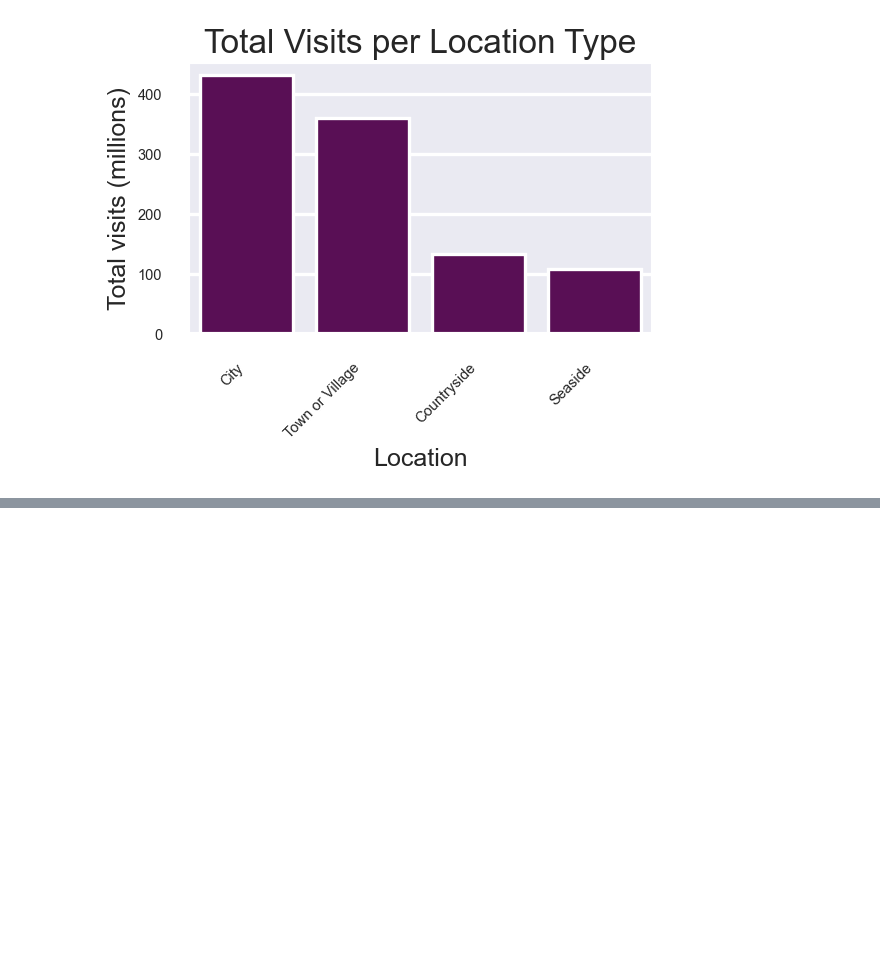
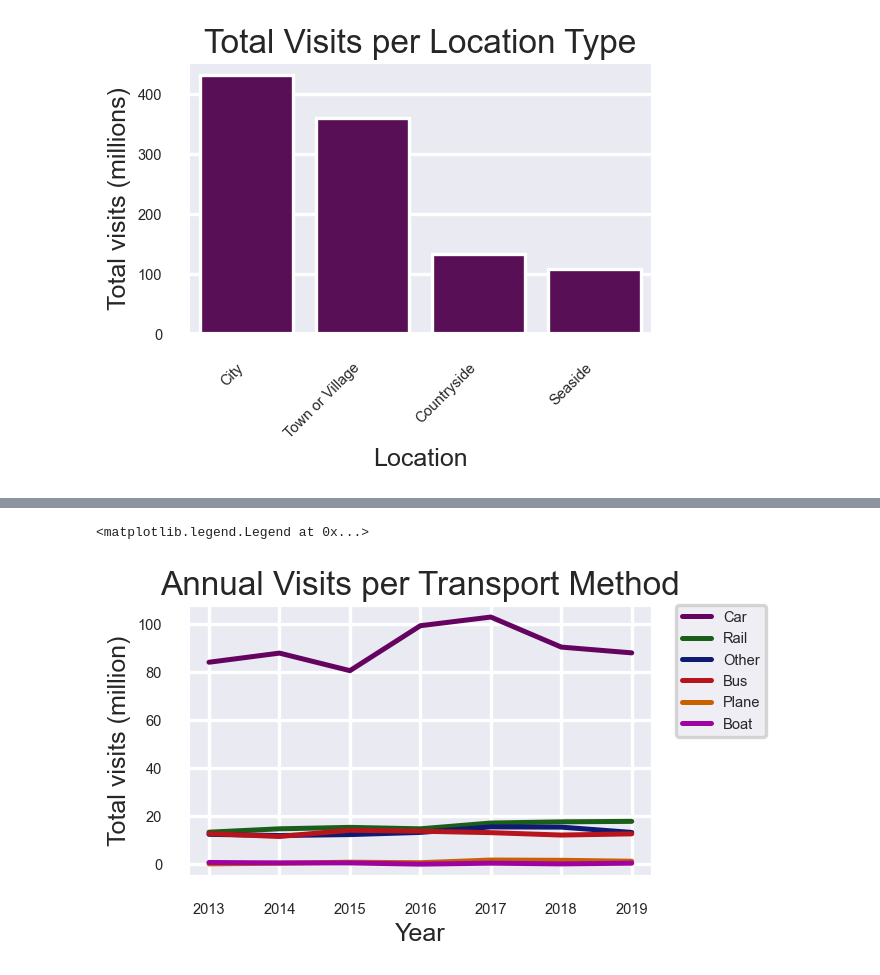
Before and after one commit to lloydlombardi/final_project_visit_scotland, a Jupyter notebook: data_analysis/project_report.ipynb, the cells around one changed output, grey strips where cells are left out. Saved outputs shown, nothing was run; the diff lists cells and outputs as text; code cells hidden in the pictures; blank space fills up the shorter version.

```diff
--- a/data_analysis/project_report.ipynb
+++ b/data_analysis/project_report.ipynb
@@ -860,0 +905,23 @@ plt.legend(bbox_to_anchor=(1.05, 1), loc='upper left', borderaxespad=0)
+# %%
+y=sns.lineplot(data=(
+    transport
+    .loc[(transport.transport_type != 'All') & (transport.breakdown_of_domestic_tourism == 'Visits'), :]
+    .groupby(['transport_type', 'year'])
+    .value
+    .sum()
+    .sort_values(ascending=False)
+    .reset_index(name='total_visits')
+),
+            x='year',
+            y='total_visits',
+        hue='transport_type',
+        palette=['#650360', '#1a5e1a', '#0f1b73', '#b8141c', '#c96100', '#9e03a1'])
+
+y.set_xlabel('Year', fontsize = 15)
+y.set_ylabel('Total visits (million)', fontsize = 15)
+y.set_title('Annual Visits per Transport Method', fontsize = 20)
+
+plt.legend(bbox_to_anchor=(1.05, 1), loc='upper left', borderaxespad=0)
+# %% [output]
+<matplotlib.legend.Legend at 0x...>
+[figure, added]
```
Also changed, not shown: parts of 5 cells of this notebook, 10 other files.
